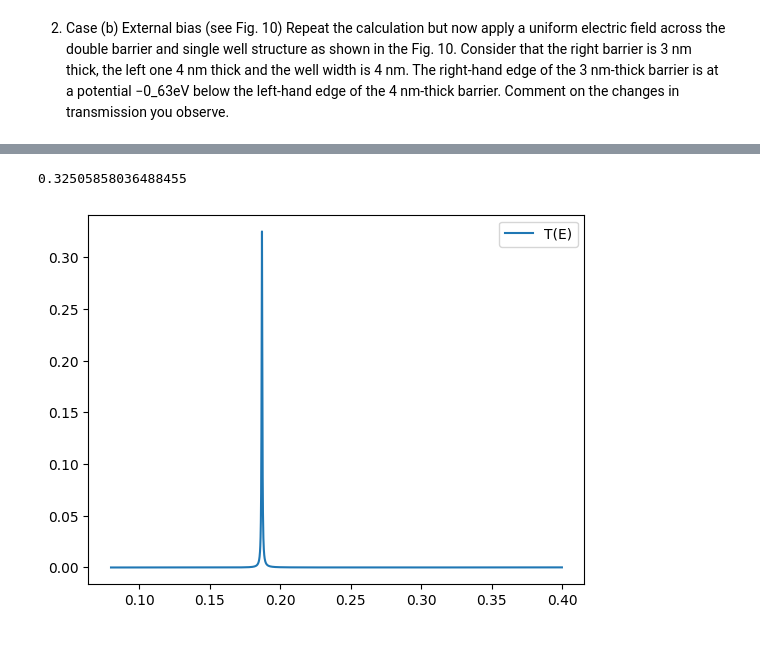
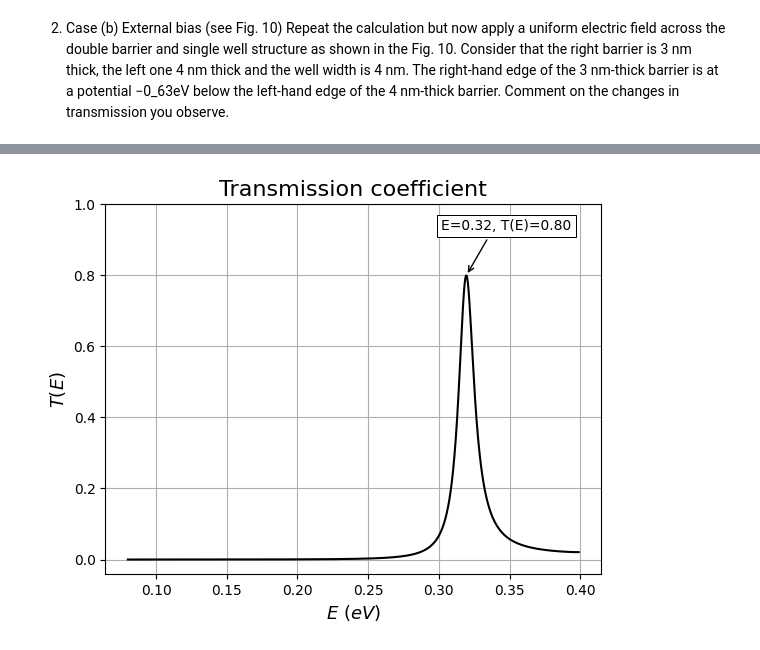
Before and after one commit to LuisGMM/UC3M_AdvancedQuantumPhysics_LAB_ResonantTunneling, a Jupyter notebook: src/UC3M_AdvancedQuantumPhysics_LAB_ResonantTunneling/main.ipynb, the cells around one changed output, grey strips where cells are left out. Drawn from its saved outputs; the diff is of its cells as text; code cells hidden in the pictures.

```diff
--- a/src/UC3M_AdvancedQuantumPhysics_LAB_ResonantTunneling/main.ipynb
+++ b/src/UC3M_AdvancedQuantumPhysics_LAB_ResonantTunneling/main.ipynb
@@ -6,6 +6,18 @@ from math import atan
 import numpy as np
 
 import matplotlib.pyplot as plt
+# %%
+def annot_max(x,y, ax=None):
+    xmax = x[np.argmax(y)]
+    ymax = y.max()
+    text= "E={:.2f}, T(E)={:.2f}".format(xmax, ymax)
+    if not ax:
+        ax=plt.gca()
+    bbox_props = dict(boxstyle="square,pad=0.3", fc="w", ec="k", lw=0.72)
+    arrowprops=dict(arrowstyle="->",connectionstyle="angle,angleA=0,angleB=60")
+    kw = dict(xycoords='data',textcoords="axes fraction",
+              arrowprops=arrowprops, bbox=bbox_props, ha="right", va="top")
+    ax.annotate(text, xy=(xmax, ymax), xytext=(0.94,0.96), **kw)
 # %%
 k1 = k3 = k5 = 0
 x2 = x4 = 0
@@ -212,25 +247,30 @@ def T3_at(E):
     E_ = E * 1.6e-19
 
     k1 = k(E_, 0, m)
-    k3 = k(E_, 0.4*1.6e-19, m)
-    k5 = k(E_, 0.6*1.6e-19, m)
-    x2 = X(E_, -0.4*1.6e-19, m)
-    x4 = X(E_, -0.6*1.6e-19, m)
+    k3 = k(E_, -0.4*1.6e-19, m)
+    k5 = k(E_, -0.6*1.6e-19, m)
+    x2 = X(E_, 0.4*1.6e-19, m)
+    x4 = X(E_, 0.6*1.6e-19, m)
     w2 = 4e-9
     w3 = 3.6e-9
     w4 = 3e-9
 
     return T(k1, k3, k5, x2, x4, w2, w3, w4)
 # %%
+E = np.arange(0.08, 0.399, 0.0001)
+T3_at_E = np.array(tuple(T3_at(Ei) for Ei in E))
 
-E = np.arange(0.08, 0.4, 0.0001)
-T3_at_E = tuple(T2_at(Ei) for Ei in E)
+plt.title(r"Transmission coefficient", fontsize='16')
 
-print(max(T3_at_E))
+plt.plot(E, T3_at_E, label=f'T(E)', color='black')
+annot_max(E, T3_at_E)
 
-plt.plot(E, T3_at_E, label=f'T(E)')
-plt.legend()
+plt.xlabel(r'$E \ (eV)$', fontsize='13')
+plt.ylabel(r'$T(E)$',fontsize='13')
+plt.ylim(top=1)
+plt.grid()
 plt.show()
+
+# plt.savefig('1-2_lstq.png')
 # %% [output]
-0.32505858036488455
-[figure, old version]
+[figure, new version]
```
Also changed, not shown: parts of 5 cells of this notebook.
